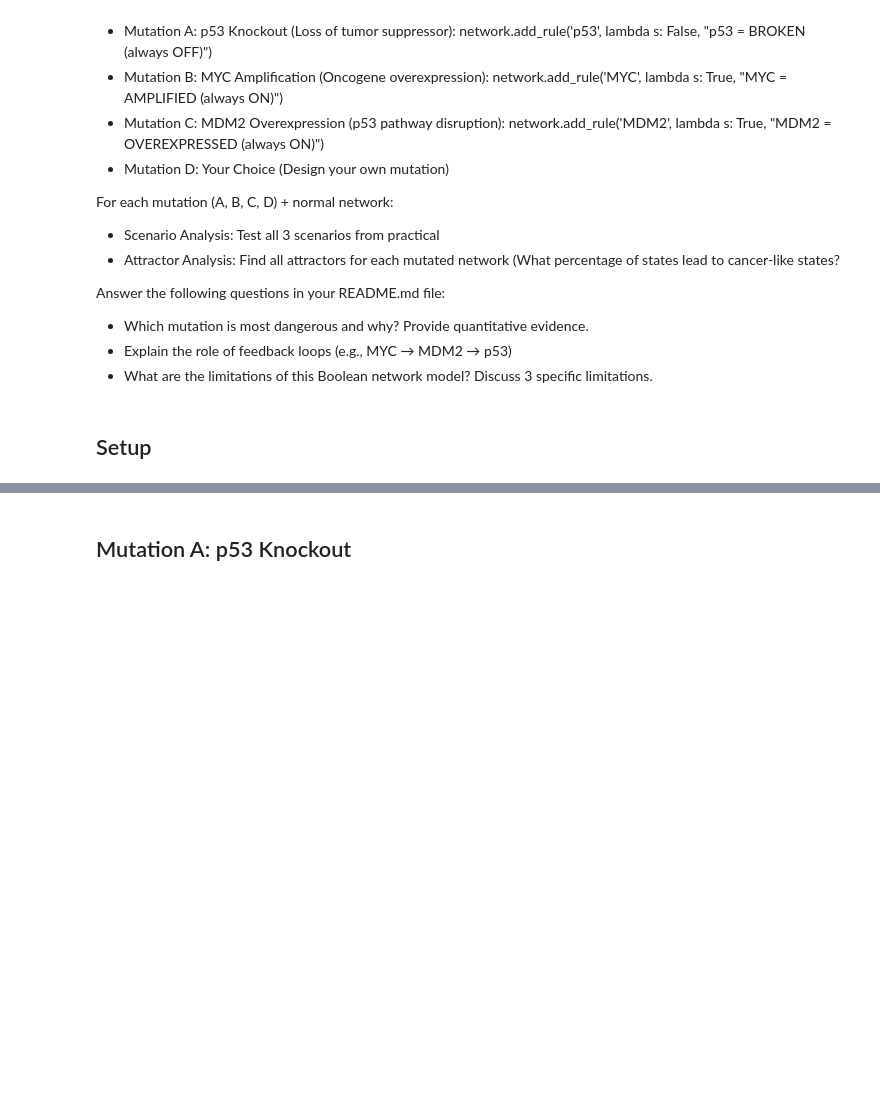
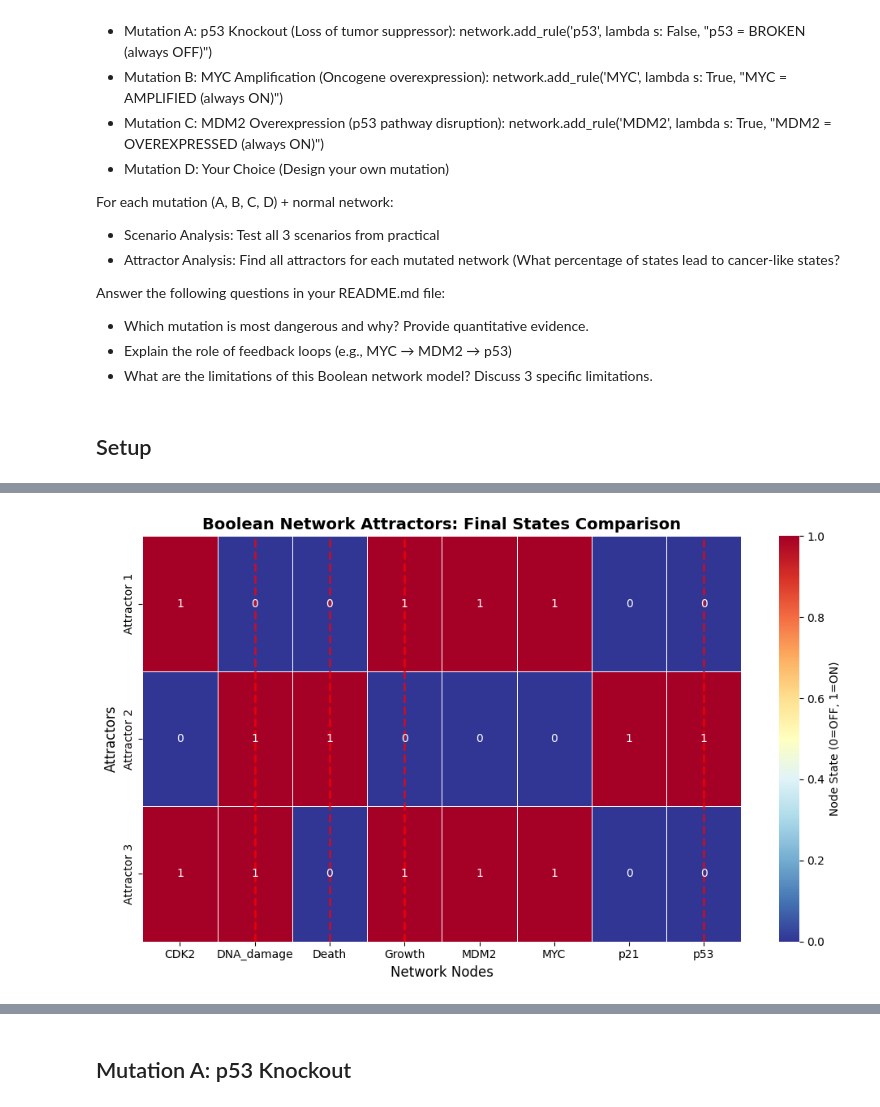
Before and after one commit to Ruczak/MMBS-Group12, a Jupyter notebook: Assignment3/assignment3.ipynb, the cells around one changed output, grey strips where cells are left out. Cells and saved outputs as stored; diff of their text form; code cells hidden in the pictures; blank space fills up the shorter version.

```diff
--- a/Assignment3/assignment3.ipynb
+++ b/Assignment3/assignment3.ipynb
@@ -28,0 +259,72 @@ Answer the following questions in your README.md file:
+# %%
+# 🟡 Let's find the attractor states
+
+print(f"\nFOUND {len(attractors)} ATTRACTORS:")
+
+for i, attractor in enumerate(attractors):
+        print(f"\nAttractor {i+1}: {list(attractor)}")
+
+        # Create state dictionary for easy access
+        state_dict = {node_names[j]: attractor[j] for j in range(len(node_names))}
+
+        # Analyze the biological meaning
+        growth_active = state_dict['Growth'] == 1
+        death_active = state_dict['Death'] == 1
+        p53_active = state_dict['p53'] == 1
+        dna_damage_active = state_dict['DNA_damage'] == 1
+
+
+        print(f"   Growth: {'ON' if growth_active else 'OFF'}")
+        print(f"   Death: {'ON' if death_active else 'OFF'}")
+        print(f"   p53: {'ON' if p53_active else 'OFF'}")
+        print(f"   DNA Damage: {'ON' if dna_damage_active else 'OFF'}")
+
+        # interpret
+        if growth_active and not death_active and not dna_damage_active:
+            interpretation = "Normal growth"
+        elif death_active and not growth_active:
+            interpretation = "Cell death"
+        elif growth_active and not death_active and dna_damage_active:
+            interpretation = "Cancer-like (growing with DNA damage)"
+        else:
+            interpretation = "CONFLICT - Unusual state"
+
+        print(f"   → {interpretation}")
+
+
+# Convert attractors to clean matrix
+attractor_matrix = []
+for attractor in attractors:
+    clean_row = [int(x) for x in attractor]
+    attractor_matrix.append(clean_row)
+
+attractor_matrix = np.array(attractor_matrix)
+
+# Create heatmap
+plt.figure(figsize=(10, max(6, len(attractors))))
+
+# Create heatmap with custom colors
+ax = sns.heatmap(attractor_matrix,
+                 xticklabels=node_names,
+                 yticklabels=[f'Attractor {i+1}' for i in range(len(attractors))],
+                 cmap='RdYlBu_r',
+                 cbar_kws={'label': 'Node State (0=OFF, 1=ON)'},
+                 annot=True,
+                 fmt='d',
+                 linewidths=0.5)
+
+plt.title('Boolean Network Attractors: Final States Comparison',
+          fontsize=14, fontweight='bold')
+plt.xlabel('Network Nodes', fontsize=12)
+plt.ylabel('Attractors', fontsize=12)
+
+# Highlight key output nodes
+output_nodes = ['Growth', 'Death', 'p53', 'DNA_damage']
+for node in output_nodes:
+    if node in node_names:
+        idx = node_names.index(node)
+        ax.axvline(x=idx+0.5, color='red', linestyle='--', alpha=0.7, linewidth=2)
+
+plt.tight_layout()
+plt.show()
+# %% [output]
@@ -28,0 +348 @@ Answer the following questions in your README.md file:
+[figure, added]
```
Also changed, not shown: parts of 10 cells of this notebook.
